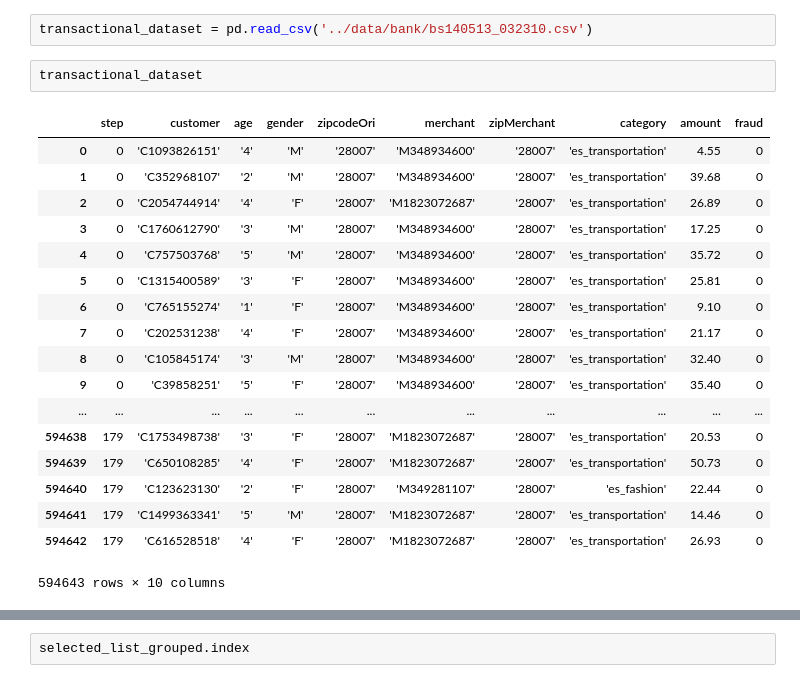
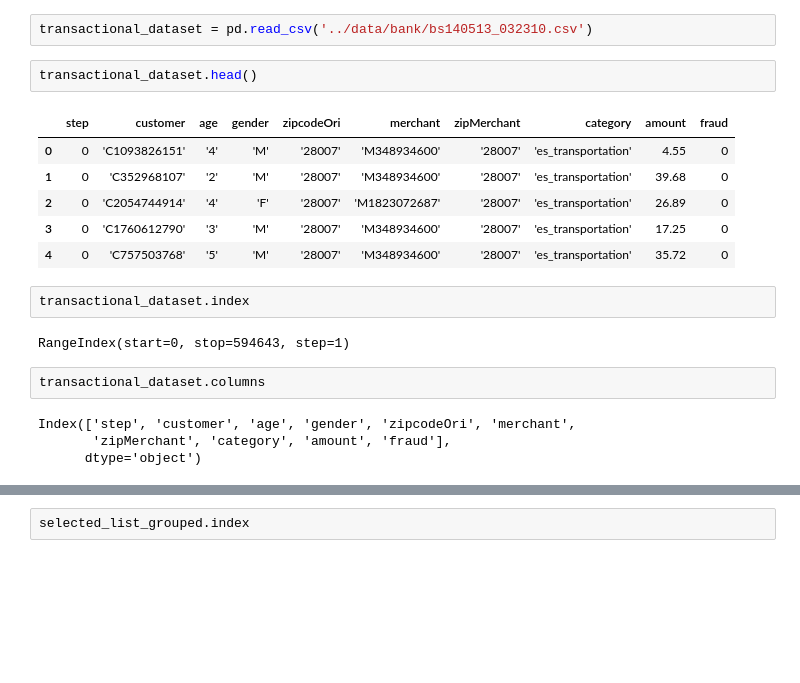
Before and after one commit to CMootz/DS-bank-app, a Jupyter notebook: notebooks/Kaggle_Bank_Data.ipynb, the cells around one changed output, grey strips where cells are left out. Saved outputs shown, nothing was run; the diff lists cells and outputs as text; blank space fills up the shorter version.

```diff
--- a/notebooks/Kaggle_Bank_Data.ipynb
+++ b/notebooks/Kaggle_Bank_Data.ipynb
@@ -4,26 +4,24 @@ import numpy as np
 # %%
 transactional_dataset = pd.read_csv('../data/bank/bs140513_032310.csv')
 # %%
-transactional_dataset
+transactional_dataset.head()
 # %% [output]
 |  | step | customer | age | gender | zipcodeOri | merchant | zipMerchant | category | amount | fraud |
 | 0 | 0 | 'C1093826151' | '4' | 'M' | '28007' | 'M348934600' | '28007' | 'es_transportation' | 4.55 | 0 |
 | 1 | 0 | 'C352968107' | '2' | 'M' | '28007' | 'M348934600' | '28007' | 'es_transportation' | 39.68 | 0 |
 | 2 | 0 | 'C2054744914' | '4' | 'F' | '28007' | 'M1823072687' | '28007' | 'es_transportation' | 26.89 | 0 |
 | 3 | 0 | 'C1760612790' | '3' | 'M' | '28007' | 'M348934600' | '28007' | 'es_transportation' | 17.25 | 0 |
 | 4 | 0 | 'C757503768' | '5' | 'M' | '28007' | 'M348934600' | '28007' | 'es_transportation' | 35.72 | 0 |
-| 5 | 0 | 'C1315400589' | '3' | 'F' | '28007' | 'M348934600' | '28007' | 'es_transportation' | 25.81 | 0 |
-| 6 | 0 | 'C765155274' | '1' | 'F' | '28007' | 'M348934600' | '28007' | 'es_transportation' | 9.10 | 0 |
-| 7 | 0 | 'C202531238' | '4' | 'F' | '28007' | 'M348934600' | '28007' | 'es_transportation' | 21.17 | 0 |
-| 8 | 0 | 'C105845174' | '3' | 'M' | '28007' | 'M348934600' | '28007' | 'es_transportation' | 32.40 | 0 |
-| 9 | 0 | 'C39858251' | '5' | 'F' | '28007' | 'M348934600' | '28007' | 'es_transportation' | 35.40 | 0 |
-| ... | ... | ... | ... | ... | ... | ... | ... | ... | ... | ... |
-| 594638 | 179 | 'C1753498738' | '3' | 'F' | '28007' | 'M1823072687' | '28007' | 'es_transportation' | 20.53 | 0 |
-| 594639 | 179 | 'C650108285' | '4' | 'F' | '28007' | 'M1823072687' | '28007' | 'es_transportation' | 50.73 | 0 |
-| 594640 | 179 | 'C123623130' | '2' | 'F' | '28007' | 'M349281107' | '28007' | 'es_fashion' | 22.44 | 0 |
-| 594641 | 179 | 'C1499363341' | '5' | 'M' | '28007' | 'M1823072687' | '28007' | 'es_transportation' | 14.46 | 0 |
-| 594642 | 179 | 'C616528518' | '4' | 'F' | '28007' | 'M1823072687' | '28007' | 'es_transportation' | 26.93 | 0 |
-594643 rows × 10 columns
+# %%
+transactional_dataset.index
+# %% [output]
+RangeIndex(start=0, stop=594643, step=1)
+# %%
+transactional_dataset.columns
+# %% [output]
+Index(['step', 'customer', 'age', 'gender', 'zipcodeOri', 'merchant',
+       'zipMerchant', 'category', 'amount', 'fraud'],
+      dtype='object')
 # %%
 selected_list_grouped = transactional_dataset.groupby(['category','gender'])
 selected_list_grouped = selected_list_grouped.agg({'gender':'count'})
```
Also changed, not shown: parts of 9 cells of this notebook, 1 other file.
